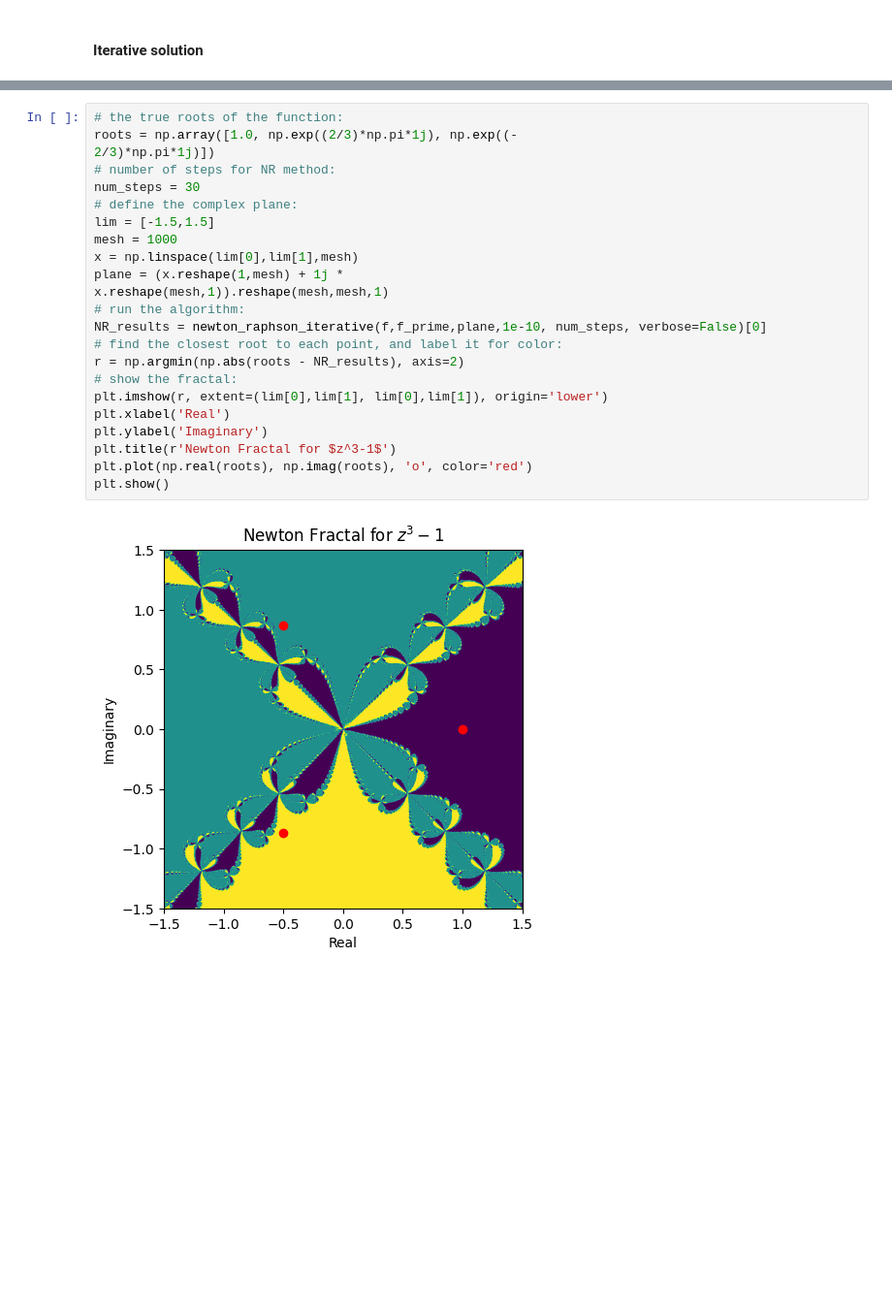
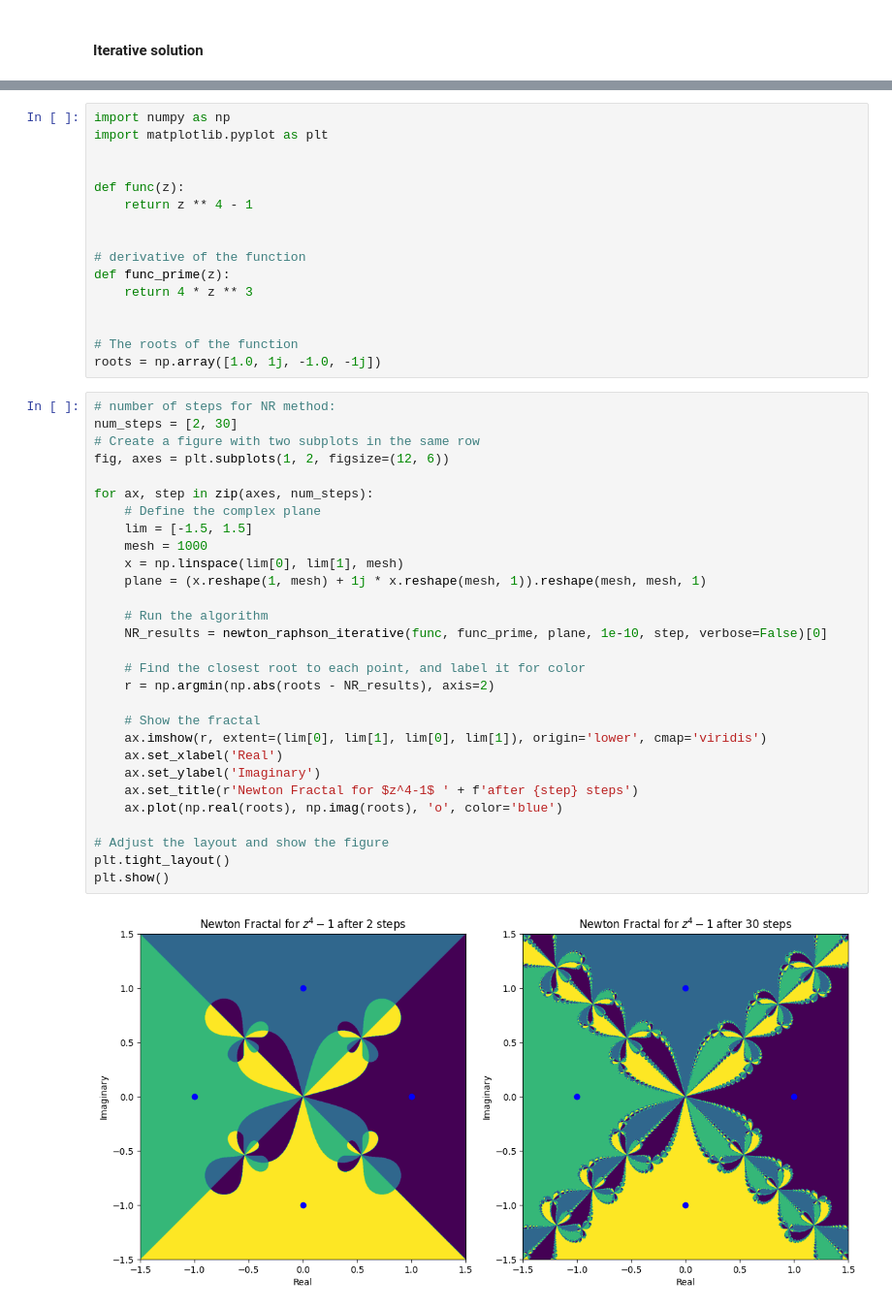
Before and after one commit to GalD101/Numerical-Analysis, a Jupyter notebook: Assignment 4/assignment4.ipynb, the cells around one changed output, grey strips where cells are left out. Shown at 97% size. Saved outputs shown, nothing was run; the diff lists cells and outputs as text; blank space fills up the shorter version.

```diff
--- a/Assignment 4/assignment4.ipynb
+++ b/Assignment 4/assignment4.ipynb
@@ -380,25 +338,47 @@ plt.show()
+# %%
+import numpy as np
+import matplotlib.pyplot as plt
+
+
+def func(z):
+    return z ** 4 - 1
+
+
+# derivative of the function
+def func_prime(z):
+    return 4 * z ** 3
+
+
+# The roots of the function
+roots = np.array([1.0, 1j, -1.0, -1j])
 # %%
-# the true roots of the function:
-roots = np.array([1.0, np.exp((2/3)*np.pi*1j), np.exp((-
-2/3)*np.pi*1j)])
 # number of steps for NR method:
-num_steps = 30
-# define the complex plane:
-lim = [-1.5,1.5]
-mesh = 1000
-x = np.linspace(lim[0],lim[1],mesh)
-plane = (x.reshape(1,mesh) + 1j *
-x.reshape(mesh,1)).reshape(mesh,mesh,1)
-# run the algorithm:
-NR_results = newton_raphson_iterative(f,f_prime,plane,1e-10, num_steps, verbose=False)[0]
-# find the closest root to each point, and label it for color:
-r = np.argmin(np.abs(roots - NR_results), axis=2)
-# show the fractal:
-plt.imshow(r, extent=(lim[0],lim[1], lim[0],lim[1]), origin='lower')
-plt.xlabel('Real')
-plt.ylabel('Imaginary')
-plt.title(r'Newton Fractal for $z^3-1$')
-plt.plot(np.real(roots), np.imag(roots), 'o', color='red')
+num_steps = [2, 30]
+# Create a figure with two subplots in the same row
+fig, axes = plt.subplots(1, 2, figsize=(12, 6))
+
+for ax, step in zip(axes, num_steps):
+    # Define the complex plane
+    lim = [-1.5, 1.5]
+    mesh = 1000
+    x = np.linspace(lim[0], lim[1], mesh)
+    plane = (x.reshape(1, mesh) + 1j * x.reshape(mesh, 1)).reshape(mesh, mesh, 1)
+
+    # Run the algorithm
+    NR_results = newton_raphson_iterative(func, func_prime, plane, 1e-10, step, verbose=False)[0]
+
+    # Find the closest root to each point, and label it for color
+    r = np.argmin(np.abs(roots - NR_results), axis=2)
+
+    # Show the fractal
+    ax.imshow(r, extent=(lim[0], lim[1], lim[0], lim[1]), origin='lower', cmap='viridis')
+    ax.set_xlabel('Real')
+    ax.set_ylabel('Imaginary')
+    ax.set_title(r'Newton Fractal for $z^4-1$ ' + f'after {step} steps')
+    ax.plot(np.real(roots), np.imag(roots), 'o', color='blue')
+
+# Adjust the layout and show the figure
+plt.tight_layout()
 plt.show()
 # %% [output]
-[figure, old version]
+[figure, new version]
```
Also changed, not shown: parts of 12 cells of this notebook.
